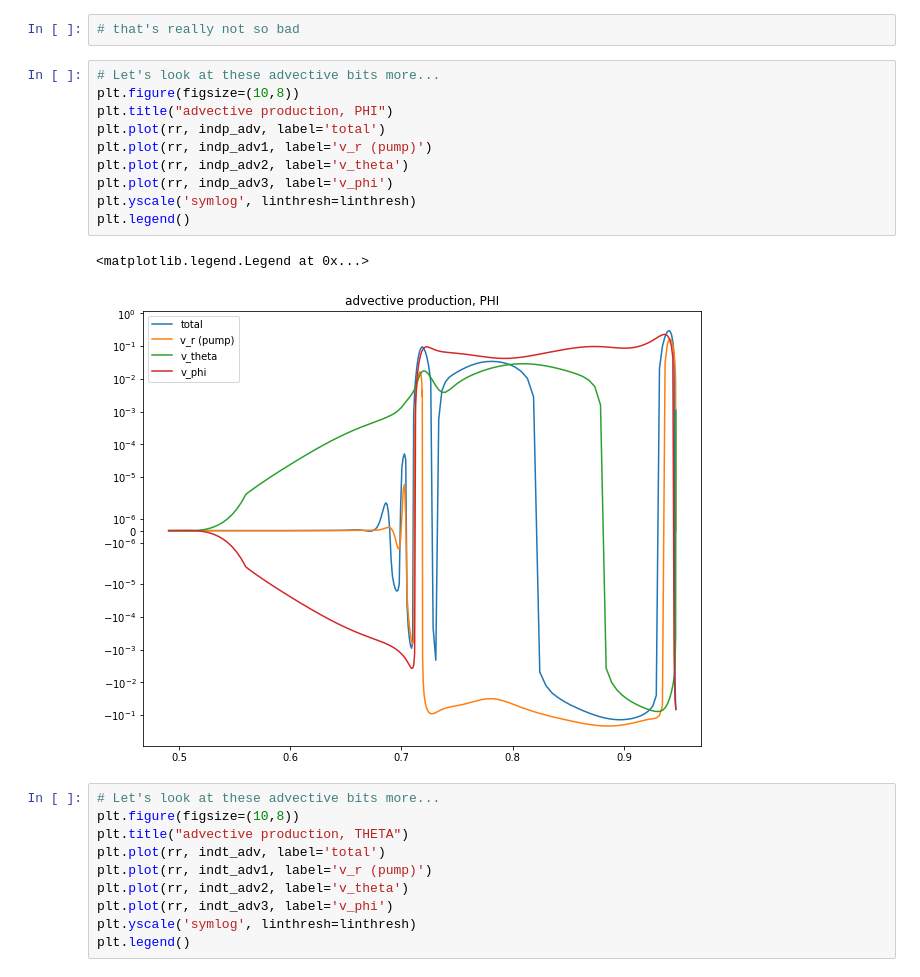
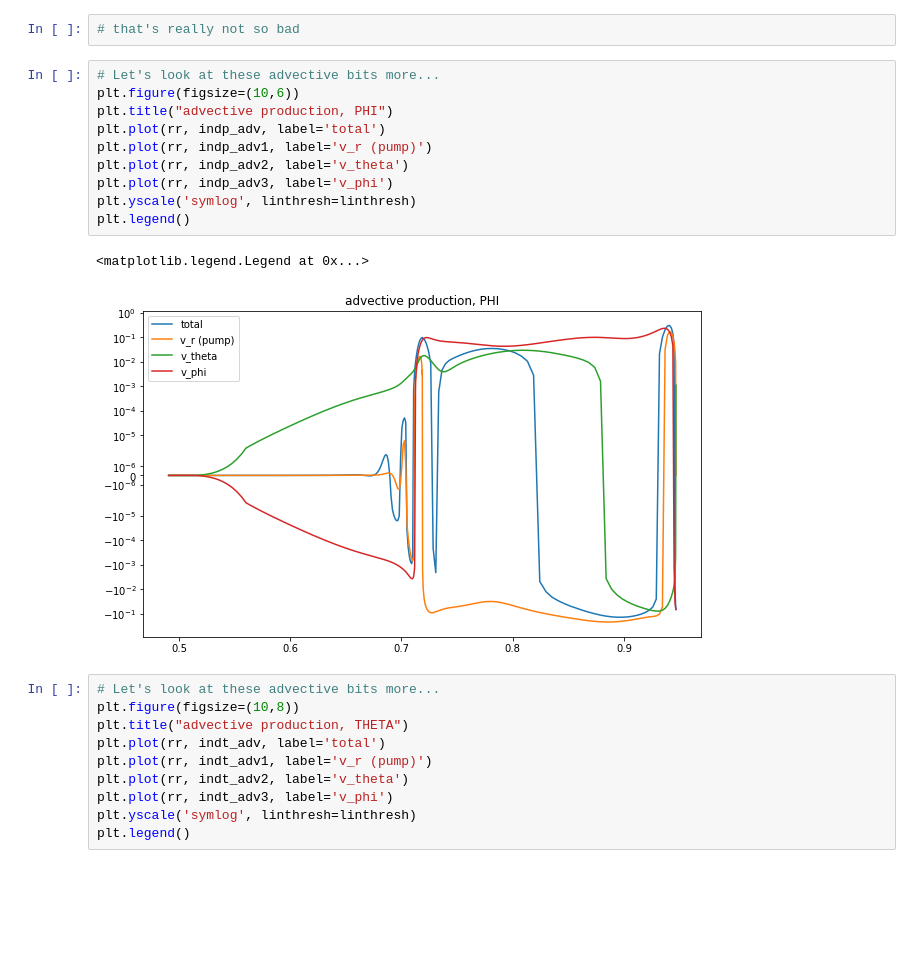
Before and after one commit to illorenzo7/Tacho_Letter_Plots_Part2, a Jupyter notebook: 00_meprod.ipynb, the cells around one changed output. Cells and saved outputs as stored; diff of their text form; blank space fills up the shorter version.

```diff
--- a/00_meprod.ipynb
+++ b/00_meprod.ipynb
@@ -357,17 +357,17 @@ plt.ylim(0, 1)
 # that's really not so bad
 # %%
 # Let's look at these advective bits more...
-plt.figure(figsize=(10,8))
+plt.figure(figsize=(10,6))
 plt.title("advective production, PHI")
 plt.plot(rr, indp_adv, label='total')
 plt.plot(rr, indp_adv1, label='v_r (pump)')
 plt.plot(rr, indp_adv2, label='v_theta')
 plt.plot(rr, indp_adv3, label='v_phi')
 plt.yscale('symlog', linthresh=linthresh)
 plt.legend()
 # %% [output]
 <matplotlib.legend.Legend at 0x...>
-[figure, old version]
+[figure, new version]
 # %%
 # Let's look at these advective bits more...
 plt.figure(figsize=(10,8))
```
Also changed, not shown: 2 other files.
